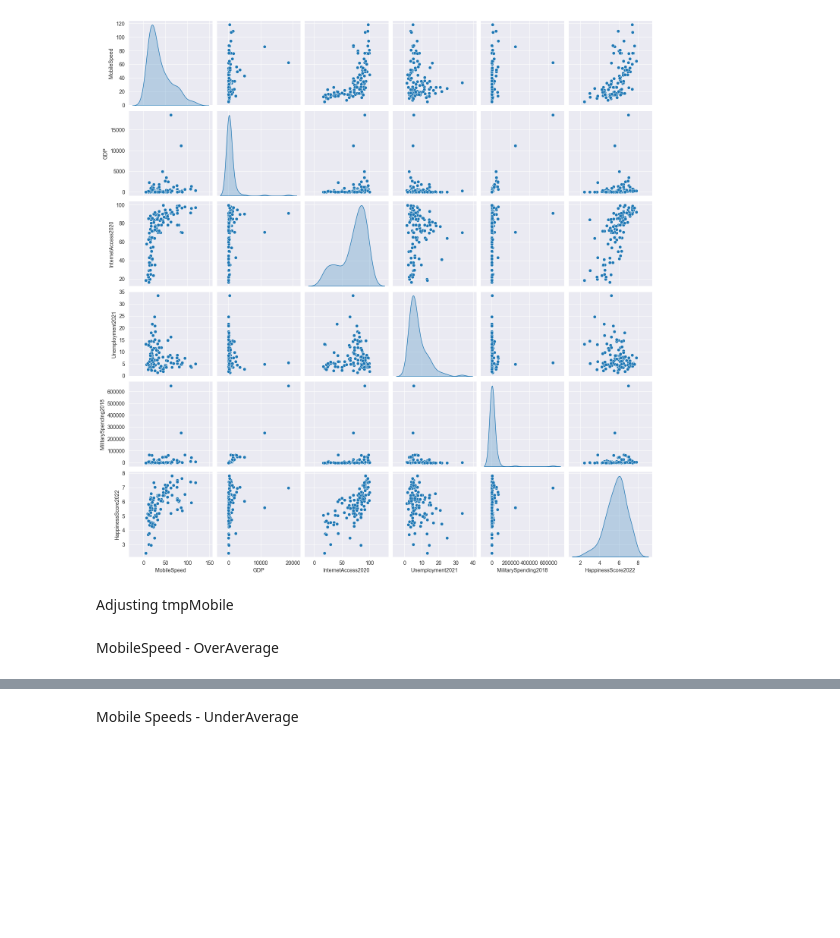
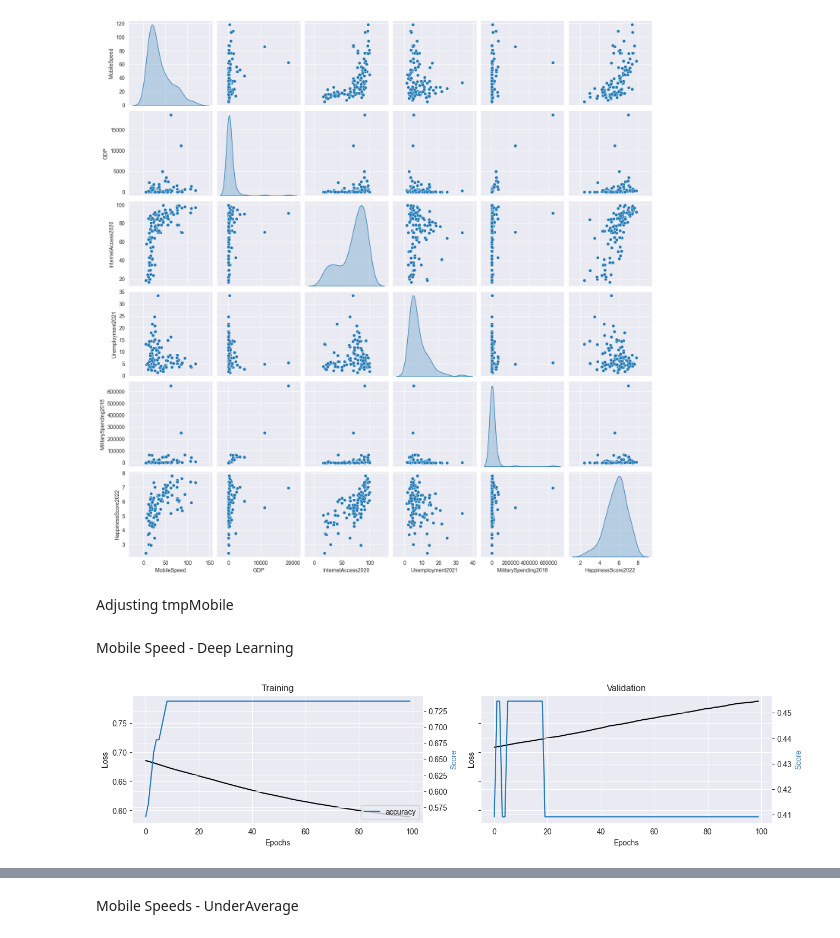
Before and after one commit to Gr4ph1xZ/DataAnalysisAndMachineLearningInternetSpeed, a Jupyter notebook: python/notebook.ipynb, the cells around one changed output, grey strips where cells are left out. Saved outputs shown, nothing was run; the diff lists cells and outputs as text; code cells hidden in the pictures; blank space fills up the shorter version.

```diff
--- a/python/notebook.ipynb
+++ b/python/notebook.ipynb
@@ -409,5 +498,58 @@ Adjusting tmpMobile
 average = tmpMobile['MobileSpeed'].mean()
 tmpMobile.insert(0, 'OverAverage', np.where(tmpMobile['MobileSpeed'] > average, 1, 0))
 tmpMobile.drop('MobileSpeed', axis=1, inplace=True)
-# %% [markdown]
-MobileSpeed - OverAverage
+# %% [markdown]
+Mobile Speed - Deep Learning
+# %%
+labels=tmpMobile['OverAverage']
+features = tmpMobile.iloc[:,1:6]
+X=features
+y=np.ravel(labels)
+X_train, X_test, y_train, y_test = train_test_split(X, y, test_size=0.33, random_state=42)
+scaler = StandardScaler().fit(X_train)
+X_train = scaler.transform(X_train)
+X_test = scaler.transform(X_test)
+
+model = Sequential()
+model.add(Dense(8, activation='relu', input_shape=(5,)))
+model.add(Dense(6, activation='relu'))
+model.add(Dense(2, activation='relu'))
+model.add(Dense(1, activation='sigmoid'))
+model.compile(loss='binary_crossentropy',
+optimizer='sgd',
+metrics=['accuracy'])
+training = model.fit(X_train, y_train,epochs=100, batch_size=32, verbose=0, shuffle=True, validation_split=0.3)
+
+# plot
+metrics = [k for k in training.history.keys() if ("loss" not in k) and ("val" not in k)]
+fig, ax = plt.subplots(nrows=1, ncols=2, sharey=True, figsize=(15,3))
+
+## training
+ax[0].set(title="Training")
+ax11 = ax[0].twinx()
+ax[0].plot(training.history['loss'], color='black')
+ax[0].set_xlabel('Epochs')
+ax[0].set_ylabel('Loss', color='black')
+for metric in metrics:
+    ax11.plot(training.history[metric], label=metric)
+    ax11.set_ylabel("Score", color='steelblue')
+ax11.legend()
+
+## validation
+ax[1].set(title="Validation")
+ax22 = ax[1].twinx()
+ax[1].plot(training.history['val_loss'], color='black')
+ax[1].set_xlabel('Epochs')
+ax[1].set_ylabel('Loss', color='black')
+for metric in metrics:
+    ax22.plot(training.history['val_'+metric], label=metric)
+    ax22.set_ylabel("Score", color="steelblue")
+plt.savefig(r'..\output\Mobile Speed - Training.png')
+plt.show()
+
+
+y_pred = model.predict(X_test)
+score = model.evaluate(X_test, y_test,verbose=1)
+print(score)
+# %% [output]
+[figure, added]
```
Also changed, not shown: parts of 22 cells of this notebook.
